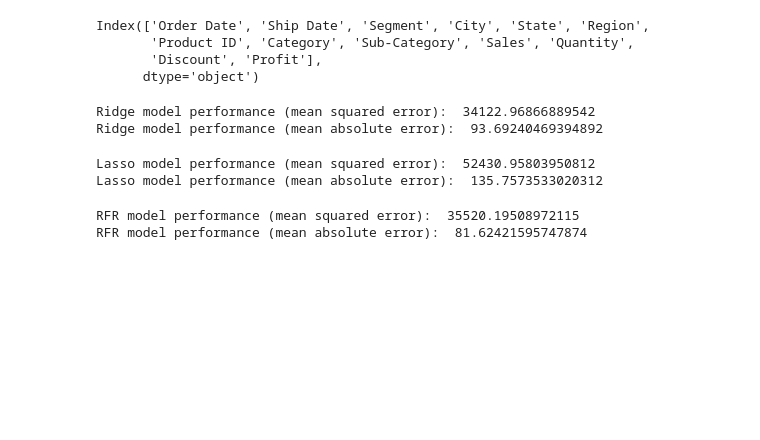
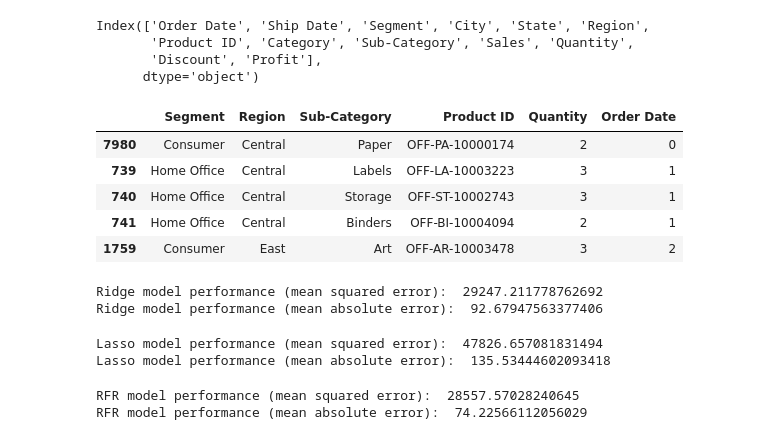
Before and after one commit to jgnibo/data_challenge_22x, a Jupyter notebook: src/notebooks/superstore_ml.ipynb, the cells around one changed output. Cells and saved outputs as stored; diff of their text form; code cells hidden in the pictures; blank space fills up the shorter version.

Commit message:
updating ml model

```diff
--- a/src/notebooks/superstore_ml.ipynb
+++ b/src/notebooks/superstore_ml.ipynb
@@ -201,19 +201,30 @@ Index(['Order Date', 'Ship Date', 'Segment', 'City', 'State', 'Region',
 # %%
 X = pd.DataFrame({
     'Segment': df['Segment'],
     'Region': df['Region'],
     'Sub-Category': df['Sub-Category'],
     'Product ID': df['Product ID'],
     'Quantity': df['Quantity'],
     'Order Date': df['Order Date'],
 })
 
+initial_date = X['Order Date'].iloc[0]
+
 X['Order Date'] = (X['Order Date'] - initial_date).dt.days
+
+display(X.head())
 
 X = pd.get_dummies(X,drop_first=True)
 y = pd.DataFrame({
     'Sales': df['Sales'],
 })
+# %% [output]
+|  | Segment | Region | Sub-Category | Product ID | Quantity | Order Date |
+| 7980 | Consumer | Central | Paper | OFF-PA-10000174 | 2 | 0 |
+| 739 | Home Office | Central | Labels | OFF-LA-10003223 | 3 | 1 |
+| 740 | Home Office | Central | Storage | OFF-ST-10002743 | 3 | 1 |
+| 741 | Home Office | Central | Binders | OFF-BI-10004094 | 2 | 1 |
+| 1759 | Consumer | East | Art | OFF-AR-10003478 | 3 | 2 |
 # %%
 from sklearn.linear_model import LinearRegression, Ridge, Lasso, BayesianRidge, LogisticRegression
 from sklearn.model_selection import train_test_split
@@ -227,8 +238,8 @@ ridge_pred = ridge.predict(X_test)
 print("Ridge model performance (mean squared error): ", mean_squared_error(y_test, ridge_pred))
 print("Ridge model performance (mean absolute error): ", mean_absolute_error(y_test, ridge_pred))
 # %% [output]
-Ridge model performance (mean squared error):  34122.96866889542
-Ridge model performance (mean absolute error):  93.69240469394892
+Ridge model performance (mean squared error):  29247.211778762692
+Ridge model performance (mean absolute error):  92.67947563377406
 # %%
 lasso = Lasso()
 lasso.fit(X_train, y_train)
@@ -236,8 +247,8 @@ lasso_pred = lasso.predict(X_test)
 print("Lasso model performance (mean squared error): ", mean_squared_error(y_test, lasso_pred))
 print("Lasso model performance (mean absolute error): ", mean_absolute_error(y_test, lasso_pred))
 # %% [output]
-Lasso model performance (mean squared error):  52430.95803950812
-Lasso model performance (mean absolute error):  135.7573533020312
+Lasso model performance (mean squared error):  47826.657081831494
+Lasso model performance (mean absolute error):  135.53444602093418
 # %%
 from sklearn.ensemble import RandomForestRegressor
 rfr = RandomForestRegressor(n_estimators = 100, random_state = 0)
@@ -246,8 +257,8 @@ rfr_pred = model.predict(X_test)
 print("RFR model performance (mean squared error): ", mean_squared_error(y_test, rfr_pred))
 print("RFR model performance (mean absolute error): ", mean_absolute_error(y_test, rfr_pred))
 # %% [output]
-RFR model performance (mean squared error):  35520.19508972115
-RFR model performance (mean absolute error):  81.62421595747874
+RFR model performance (mean squared error):  28557.57028240645
+RFR model performance (mean absolute error):  74.22566112056029
 # %%
 from sklearn.model_selection import cross_val_score
 # %%
```
Also changed, not shown: parts of 6 cells of this notebook.
